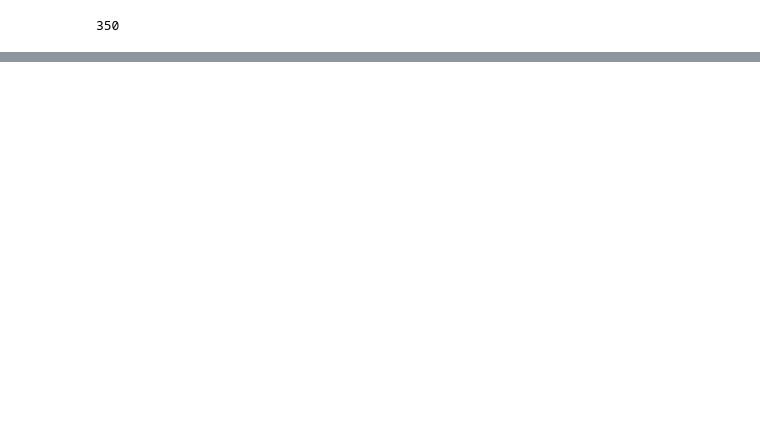
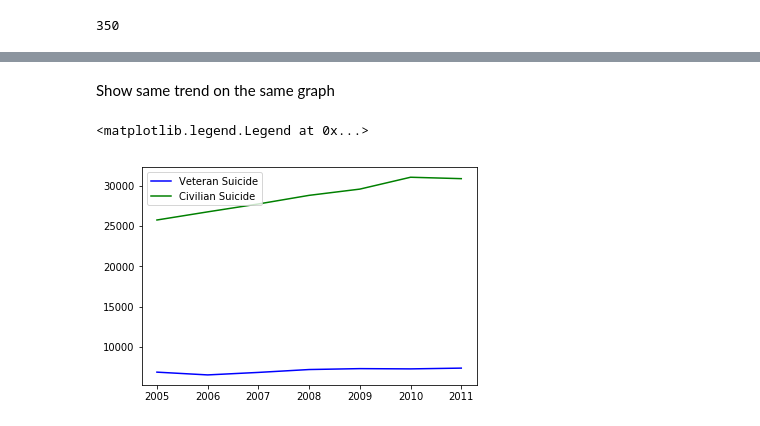
Before and after one commit to elenadreisbach/COGS-108-Project, a Jupyter notebook: Data/00_Exploration.ipynb, the cells around one changed output, grey strips where cells are left out. Drawn from its saved outputs; the diff is of its cells as text; code cells hidden in the pictures; blank space fills up the shorter version.

```diff
--- a/Data/00_Exploration.ipynb
+++ b/Data/00_Exploration.ipynb
@@ -51,0 +71,3 @@ df_vets.head()
+# %%
+drop_col = ['vet_males', 'vet_males_p', 'vet_females', 'vet_females_p', 'vet_15_24', 'vet_18_29', 'vet_17_34', 'vet_25_34', 'vet_30_39', 'vet_25_44', 'vet_35_44', 'vet_40_49', 'vet_35-54', 'vet_45_54', 'vet_50_59', 'vet_45_64', 'vet_55_64', 'vet_60', 'vet_65']
+df_vets = df_vets.drop(drop_col, axis=1)
@@ -51,0 +90,4 @@ df_vets.head()
+# %%
+df_vets['civ_pop'] = df_vets['overall_pop_18'] - df_vets['vet_pop']
+df_vets['civ_suicides'] = df_vets['all_suicides'] - df_vets['vet_suicides']
+df_vets['civ_suicides_p'] = df_vets['civ_suicides'] / df_vets['civ_pop']
@@ -51,0 +96,4 @@ df_vets.head()
+# %%
+df_vets['state'] = df_vets.state.str.replace('*' , '')
+
+print(df_vets.state.unique())
@@ -51,0 +136,4 @@ df_vets.head()
+# %%
+nat_vet_suicide_by_year = df_vets.groupby('year')['vet_suicides'].sum()
+nat_civ_suicide_by_year = df_vets.groupby('year')['civ_suicides'].sum()
+#nat_population_by_year = df_vets.groupby('year')['overall_pop_18'].sum()
@@ -51,0 +163,9 @@ df_vets.head()
+# %% [markdown]
+Show same trend on the same graph
+# %%
+plt.plot(nat_vet_suicide_by_year, color='b', label = 'Veteran Suicide')
+plt.plot(nat_civ_suicide_by_year, color='g', label = 'Civilian Suicide')
+plt.legend(loc='upper left')
+# %% [output]
+<matplotlib.legend.Legend at 0x...>
+[figure, added]
```
Also changed, not shown: parts of 26 cells of this notebook.
